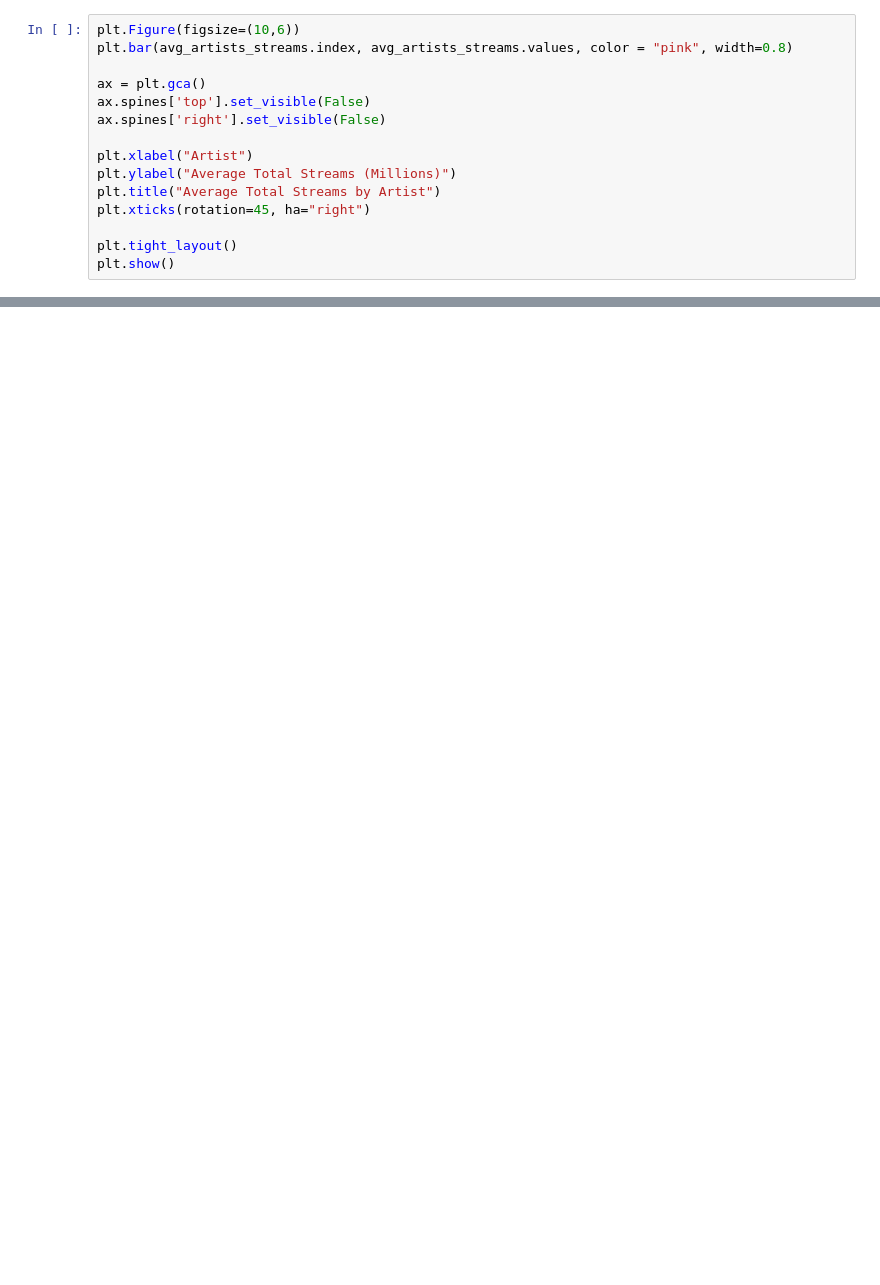
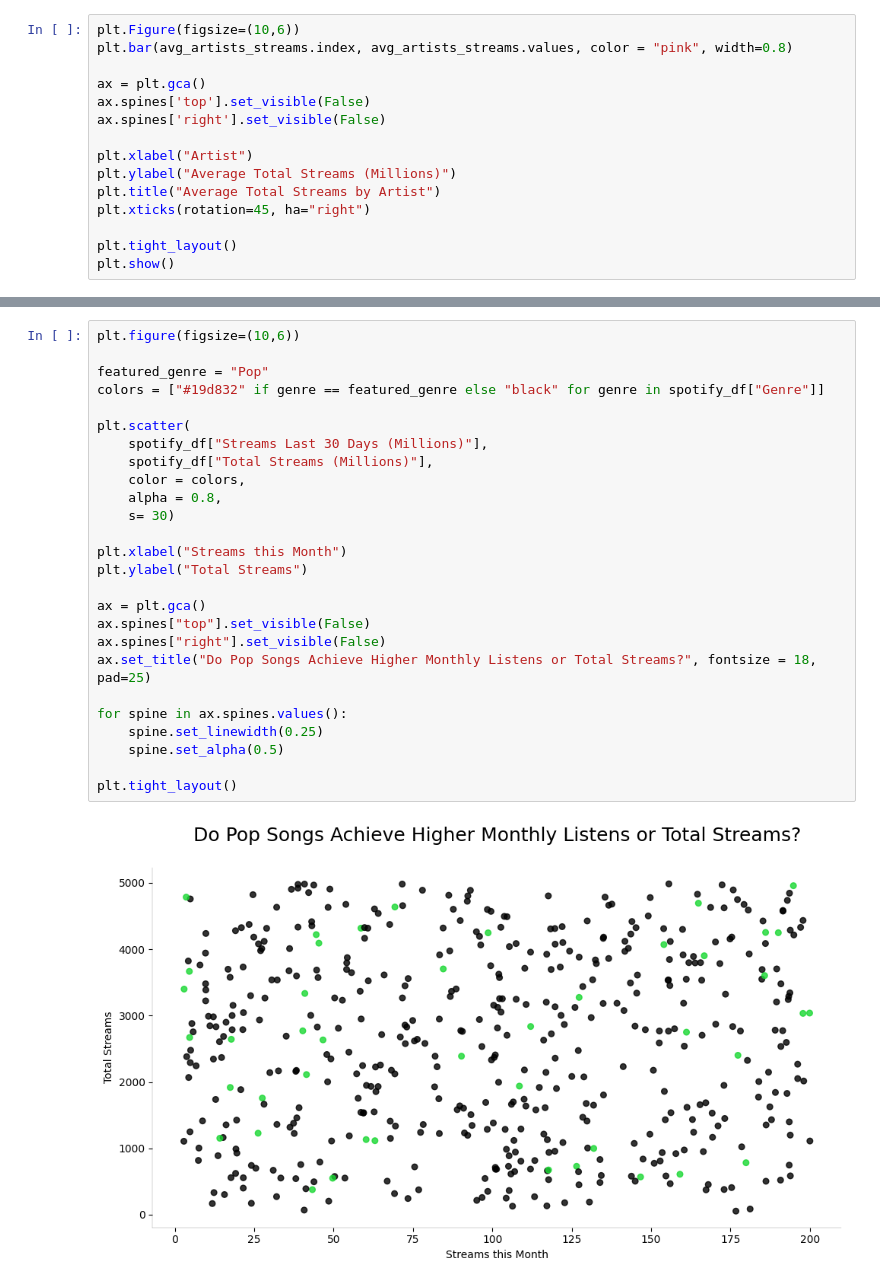
Before and after one commit to mjhess01/learning_plots_matthewHess, a Jupyter notebook: notebooks/visualization_practice.ipynb, the cells around one changed output, grey strips where cells are left out. Saved outputs shown, nothing was run; the diff lists cells and outputs as text; blank space fills up the shorter version.

```diff
--- a/notebooks/visualization_practice.ipynb
+++ b/notebooks/visualization_practice.ipynb
@@ -135,0 +164,28 @@ plt.show()
+# %%
+plt.figure(figsize=(10,6))
+
+featured_genre = "Pop"
+colors = ["#19d832" if genre == featured_genre else "black" for genre in spotify_df["Genre"]]
+
+plt.scatter(
+    spotify_df["Streams Last 30 Days (Millions)"],
+    spotify_df["Total Streams (Millions)"],
+    color = colors,
+    alpha = 0.8,
+    s= 30)
+
+plt.xlabel("Streams this Month")
+plt.ylabel("Total Streams")
+
+ax = plt.gca()
+ax.spines["top"].set_visible(False)
+ax.spines["right"].set_visible(False)
+ax.set_title("Do Pop Songs Achieve Higher Monthly Listens or Total Streams?", fontsize = 18, pad=25)
+
+for spine in ax.spines.values():
+    spine.set_linewidth(0.25)
+    spine.set_alpha(0.5)
+
+plt.tight_layout()
+# %% [output]
+[figure, added]
```
Also changed, not shown: parts of 6 cells of this notebook.
